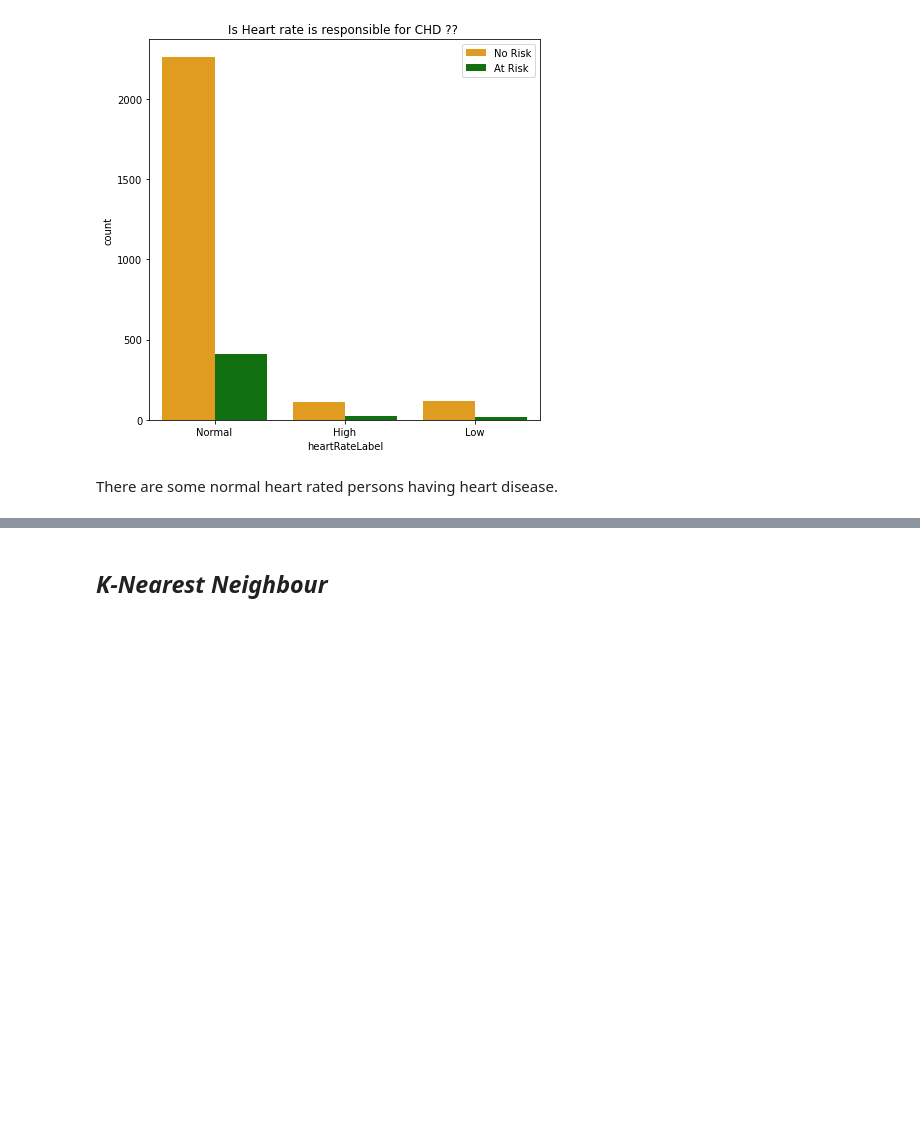
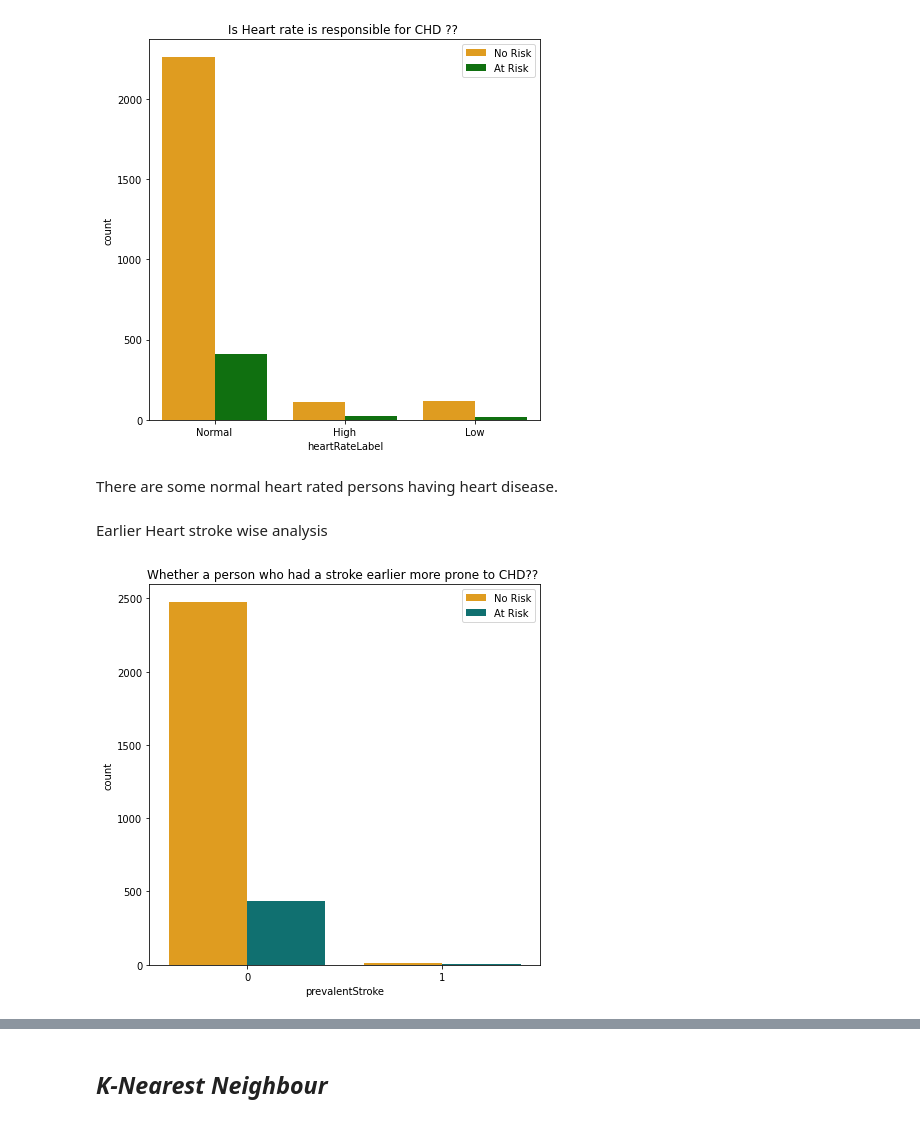
Before and after one commit to jogapritam/Cardiovascular-Risk-Prediction, a Jupyter notebook: Cardiovascular_Risk_Prediction_Jogapritam_Sahu.ipynb, the cells around one changed output, grey strips where cells are left out. Drawn from its saved outputs; the diff is of its cells as text; code cells hidden in the pictures; blank space fills up the shorter version.

```diff
--- a/Cardiovascular_Risk_Prediction_Jogapritam_Sahu.ipynb
+++ b/Cardiovascular_Risk_Prediction_Jogapritam_Sahu.ipynb
@@ -327,3 +327,16 @@ plt.show()
 [figure]
 # %% [markdown]
 There are some normal heart rated persons having heart disease.
+# %%
+df.drop(columns=['heartRateLabel'], inplace=True)
+# %% [markdown]
+Earlier Heart stroke wise analysis
+# %%
+plt.figure(figsize = (7,7))
+my_palette = {0 : 'orange' , 1 : 'teal'}
+sns.countplot(x = df['prevalentStroke'], hue = df['TenYearCHD'], palette = my_palette)
+plt.title("Whether a person who had a stroke earlier more prone to CHD?? ")
+plt.legend(['No Risk' , 'At Risk'])
+plt.show()
+# %% [output]
+[figure, added]
```
Also changed, not shown: parts of 16 cells of this notebook.
